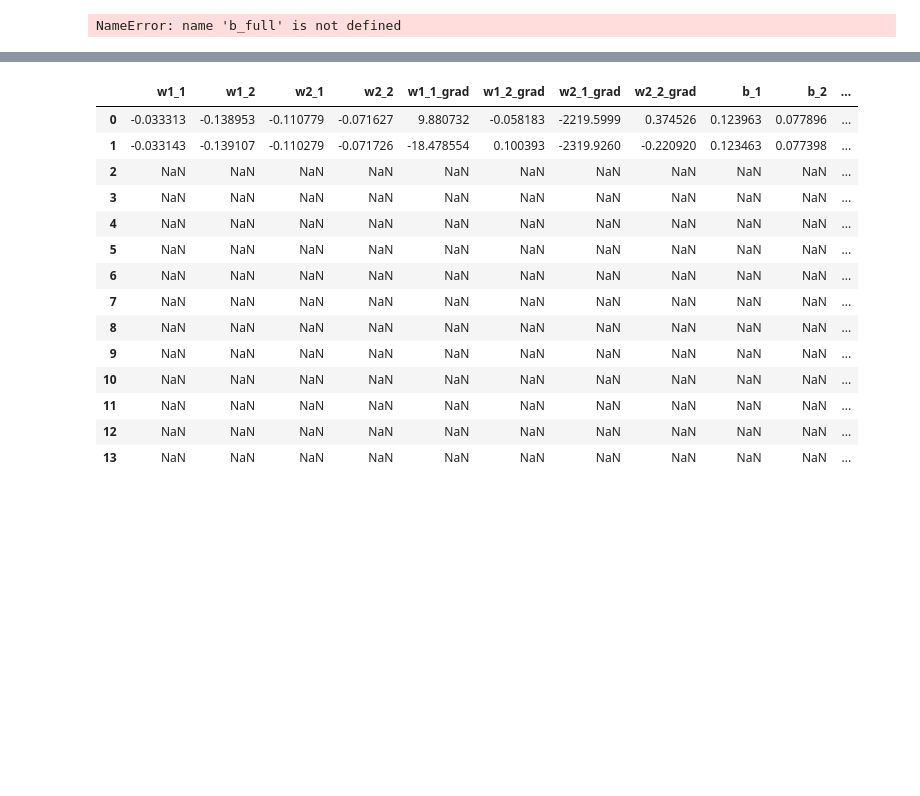
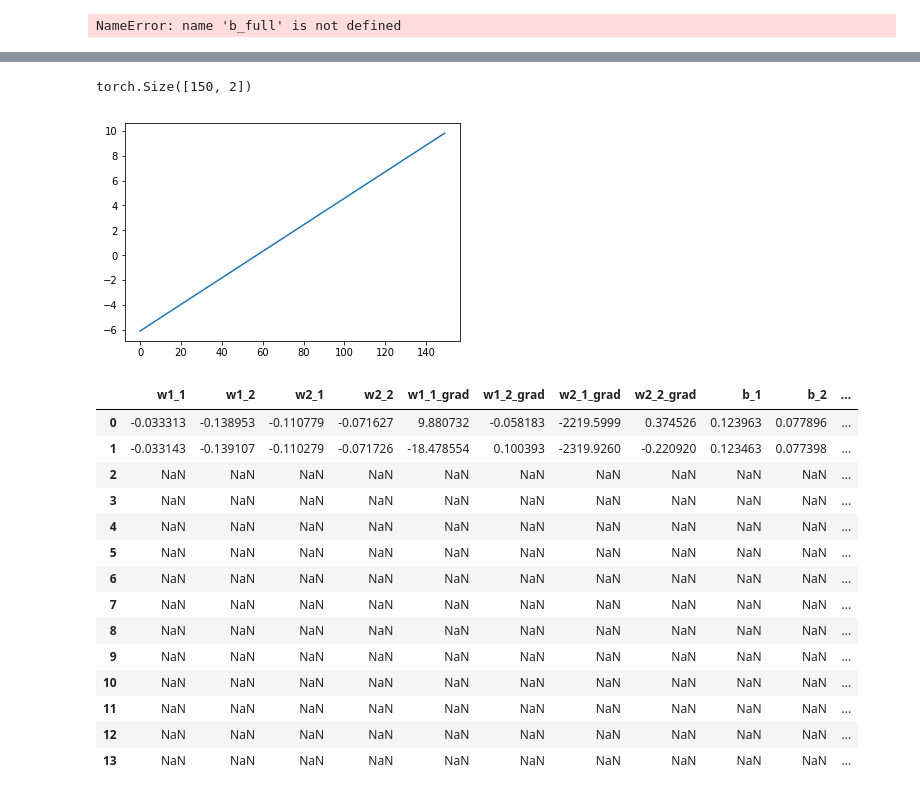
Before and after one commit to Emerson-Wenzel/BDL_final_project, a Jupyter notebook: Baysian_Logistic_regression_daniel.ipynb, the cells around one changed output, grey strips where cells are left out. Cells and saved outputs as stored; diff of their text form; code cells hidden in the pictures; blank space fills up the shorter version.

```diff
--- a/Baysian_Logistic_regression_daniel.ipynb
+++ b/Baysian_Logistic_regression_daniel.ipynb
@@ -442,3 +493,23 @@ bnn.likelihood_est(torch.tensor(y_train), torch.tensor(y_train), 0.1)
+# %%
+#X_sample = np.vstack([np.zeros(21), np.array(list(range(-10,11)))]).T
+
+X_sample = np.arange(-5, 10, .1)
+X_sample = torch.tensor(
+                    np.vstack([np.zeros(len(X_sample)), X_sample]).T,
+                    dtype=torch.float32)
+
+print(X_sample.shape)
+
+
+sample_pred = bnn.model.forward(X_sample).detach().numpy()
+
+
+plt.plot(list(range(len(X_sample))),
+         sample_pred[:,1])
+plt.show()
+# %% [output]
+torch.Size([150, 2])
+[figure, added]
 # %%
 # %% [output]
 |  | w1_1 | w1_2 | w2_1 | w2_2 | w1_1_grad | w1_2_grad | w2_1_grad | w2_2_grad | b_1 | b_2 | ... |
```
Also changed, not shown: parts of 8 cells of this notebook, 2 other files.
